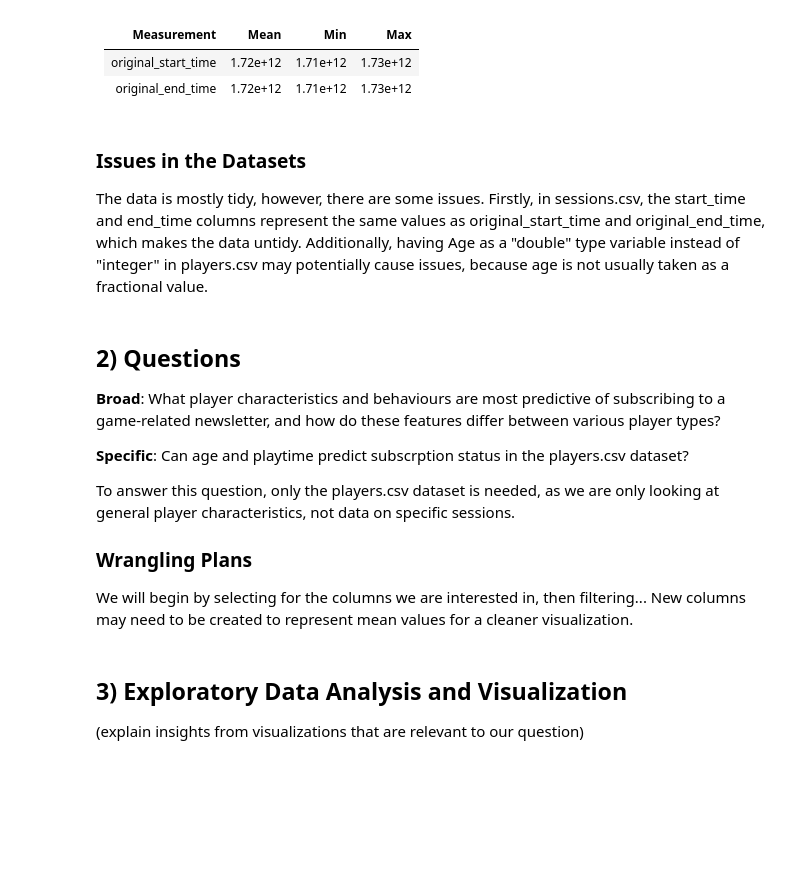
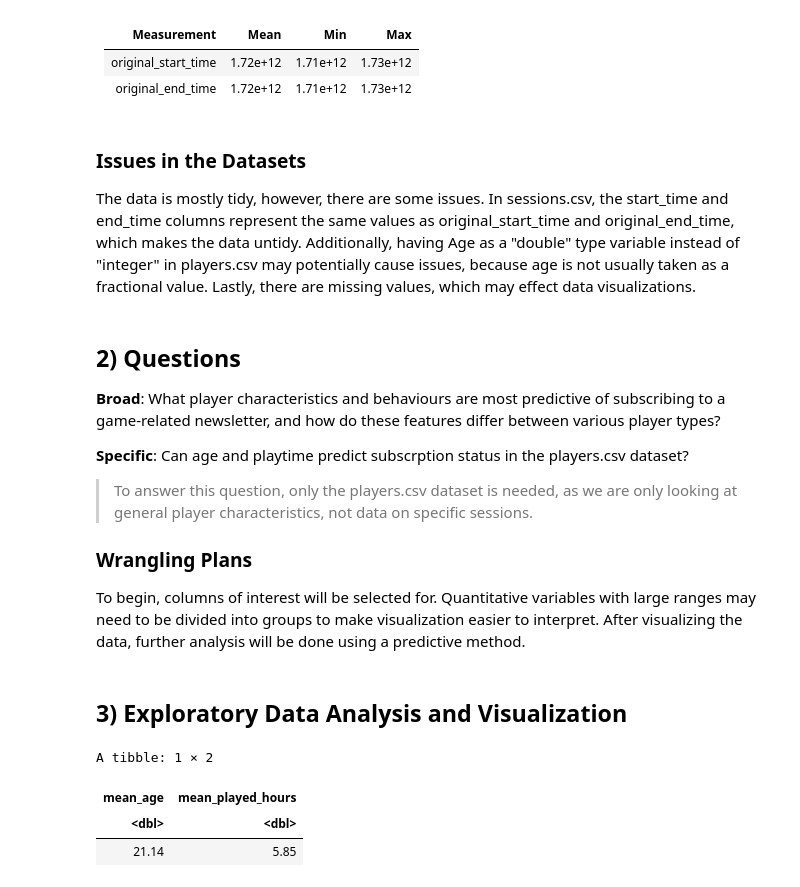
Before and after one commit to nkatanchik/dsci_project_planning, a Jupyter notebook: project_planning.ipynb, the cells around one changed output. Saved outputs shown, nothing was run; the diff lists cells and outputs as text; code cells hidden in the pictures; blank space fills up the shorter version.

```diff
--- a/project_planning.ipynb
+++ b/project_planning.ipynb
@@ -129,7 +118,7 @@ summary(sessions_data)
 | original_end_time | 1.72e+12| 1.71e+12 | 1.73e+12 |
 # %% [markdown]
 ### Issues in the Datasets
-The data is mostly tidy, however, there are some issues. Firstly, in sessions.csv, the start_time and end_time columns represent the same values as original_start_time and original_end_time, which makes the data untidy. Additionally, having Age as a "double" type variable instead of "integer" in players.csv may potentially cause issues, because age is not usually taken as a fractional value.
+The data is mostly tidy, however, there are some issues. In sessions.csv, the start_time and end_time columns represent the same values as original_start_time and original_end_time, which makes the data untidy. Additionally, having Age as a "double" type variable instead of "integer" in players.csv may potentially cause issues, because age is not usually taken as a fractional value. Lastly, there are missing values, which may effect data visualizations.
 # %% [markdown]
 ## 2) Questions
 
@@ -137,11 +126,25 @@ The data is mostly tidy, however, there are some issues. Firstly, in sessions.cs
 
 **Specific**: Can age and playtime predict subscrption status in the players.csv dataset?
 
-To answer this question, only the players.csv dataset is needed, as we are only looking at general player characteristics, not data on specific sessions.
+> To answer this question, only the players.csv dataset is needed, as we are only looking at general player characteristics, not data on specific sessions.
 
 ### Wrangling Plans
-We will begin by selecting for the columns we are interested in, then filtering... New columns may need to be created to represent mean values for a cleaner visualization.
+To begin, columns of interest will be selected for. Quantitative variables with large ranges may need to be divided into groups to make visualization easier to interpret. After visualizing the data, further analysis will be done using a predictive method.
 # %% [markdown]
 ## 3) Exploratory Data Analysis and Visualization
-
-(explain insights from visualizations that are relevant to our question)
+# %%
+players_means <- players_data |>
+        mutate(mean_age = mean(Age, na.rm = TRUE)) |>
+        mutate(mean_played_hours = mean(played_hours))|>
+        select(mean_age, mean_played_hours) |>
+        slice(1)
+
+players_means_rounded <- players_means |>
+        mutate(mean_age = round(mean_age, 2)) |>
+        mutate(mean_played_hours = round(mean_played_hours, 2))
+players_means_rounded
+# %% [output]
+A tibble: 1 × 2
+| mean_age | mean_played_hours |
+| <dbl> | <dbl> |
+| 21.14 | 5.85 |
```
Also changed, not shown: parts of 8 cells of this notebook.
